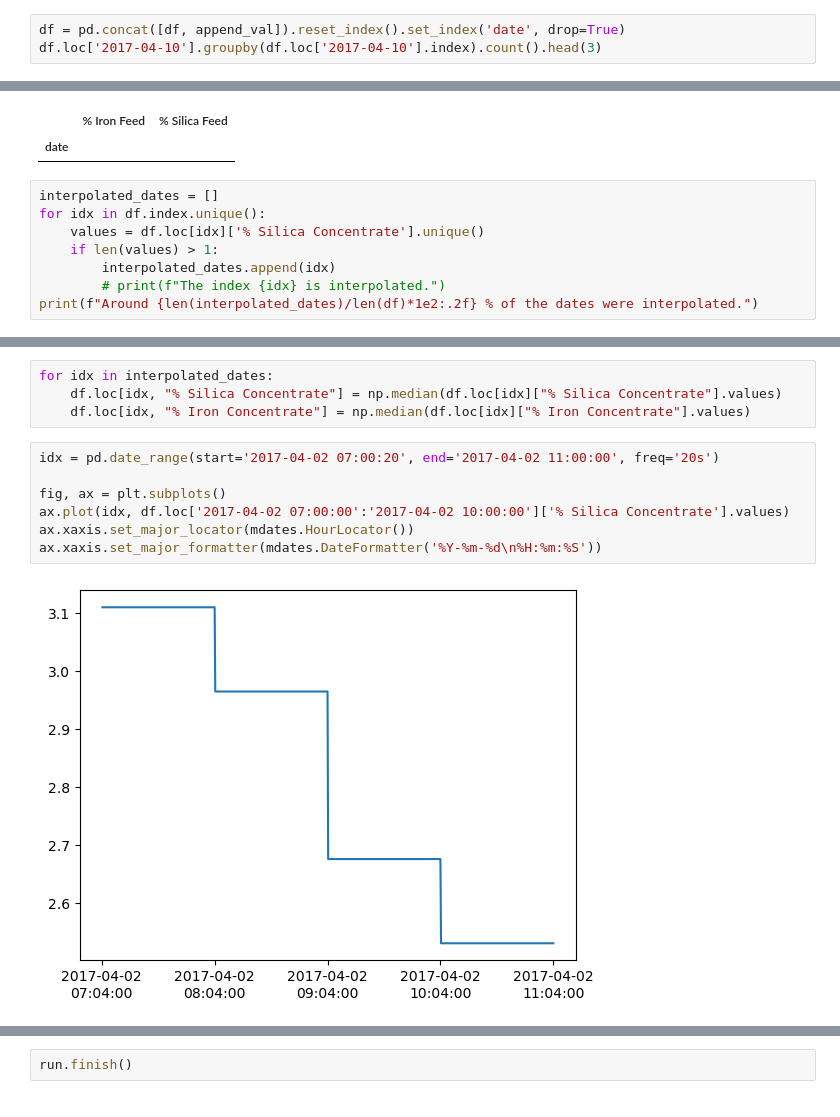
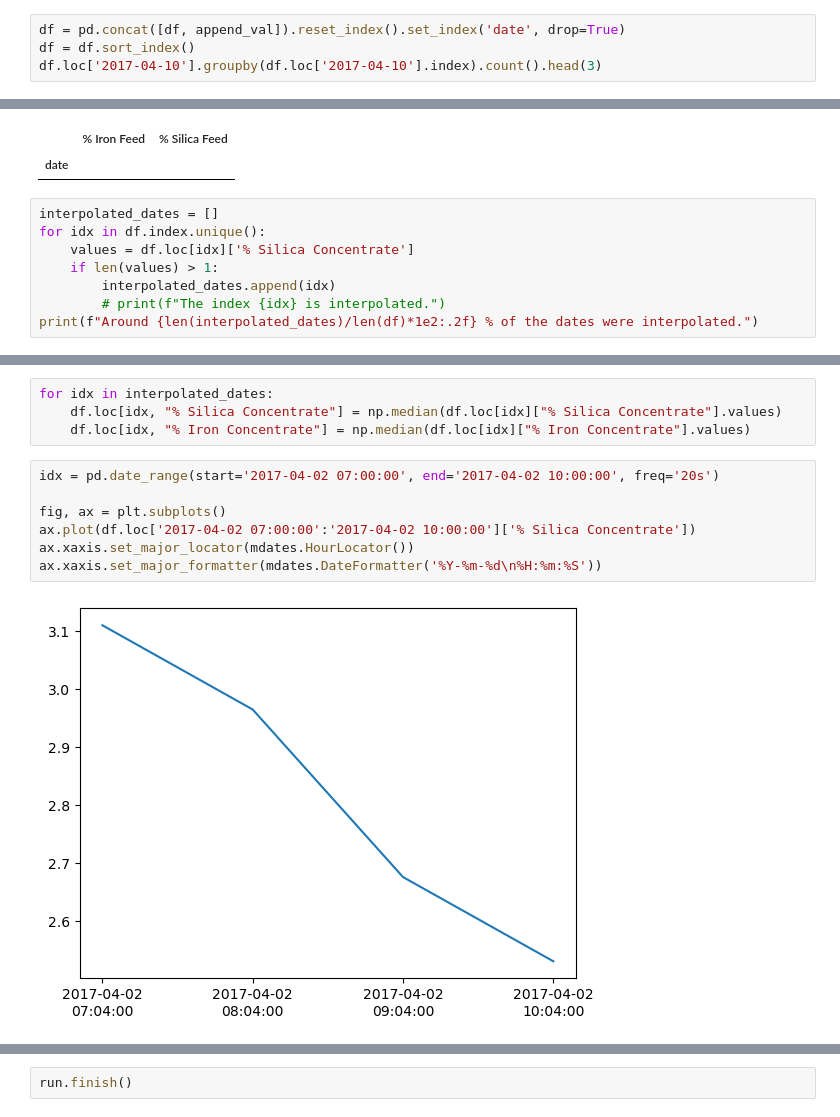
Before and after one commit to ThiagoGrabe/flotation-plant-analysis, a Jupyter notebook: src/eda/Data Discovery.ipynb, the cells around one changed output, grey strips where cells are left out. Cells and saved outputs as stored; diff of their text form.

```diff
--- a/src/eda/Data Discovery.ipynb
+++ b/src/eda/Data Discovery.ipynb
@@ -202,6 +202,7 @@ append_val
 1 rows × 23 columns
 # %%
 df = pd.concat([df, append_val]).reset_index().set_index('date', drop=True)
+df = df.sort_index()
 df.loc['2017-04-10'].groupby(df.loc['2017-04-10'].index).count().head(3)
 # %% [output]
 |  | % Iron Feed | % Silica Feed | Starch Flow | Amina Flow | Ore Pulp Flow | Ore Pulp pH | Ore Pulp Density | ... |
@@ -280,7 +278,7 @@ sanity_df[sanity_df['% Silica Feed'].gt(1)]
 # %%
 interpolated_dates = []
 for idx in df.index.unique():
-    values = df.loc[idx]['% Silica Concentrate'].unique()
+    values = df.loc[idx]['% Silica Concentrate']
     if len(values) > 1:
         interpolated_dates.append(idx)
         # print(f"The index {idx} is interpolated.")
@@ -317,14 +335,14 @@ ax.xaxis.set_major_formatter(mdates.DateFormatter('%Y-%m-%d\n%H:%m:%S'))
-# %%
-for idx in interpolated_dates:
-    df.loc[idx, "% Silica Concentrate"] = np.median(df.loc[idx]["% Silica Concentrate"].values)
-    df.loc[idx, "% Iron Concentrate"] = np.median(df.loc[idx]["% Iron Concentrate"].values)
+# %%
+for idx in interpolated_dates:
+    df.loc[idx, "% Silica Concentrate"] = np.median(df.loc[idx]["% Silica Concentrate"].values)
+    df.loc[idx, "% Iron Concentrate"] = np.median(df.loc[idx]["% Iron Concentrate"].values)
 # %%
-idx = pd.date_range(start='2017-04-02 07:00:20', end='2017-04-02 11:00:00', freq='20s')
+idx = pd.date_range(start='2017-04-02 07:00:00', end='2017-04-02 10:00:00', freq='20s')
 
 fig, ax = plt.subplots()
-ax.plot(idx, df.loc['2017-04-02 07:00:00':'2017-04-02 10:00:00']['% Silica Concentrate'].values)
+ax.plot(df.loc['2017-04-02 07:00:00':'2017-04-02 10:00:00']['% Silica Concentrate'])
 ax.xaxis.set_major_locator(mdates.HourLocator())
 ax.xaxis.set_major_formatter(mdates.DateFormatter('%Y-%m-%d\n%H:%m:%S'))
 # %% [output]
-[figure, old version]
+[figure, new version]
 # %%
```
Also changed, not shown: parts of 14 cells of this notebook, 9 other files.
